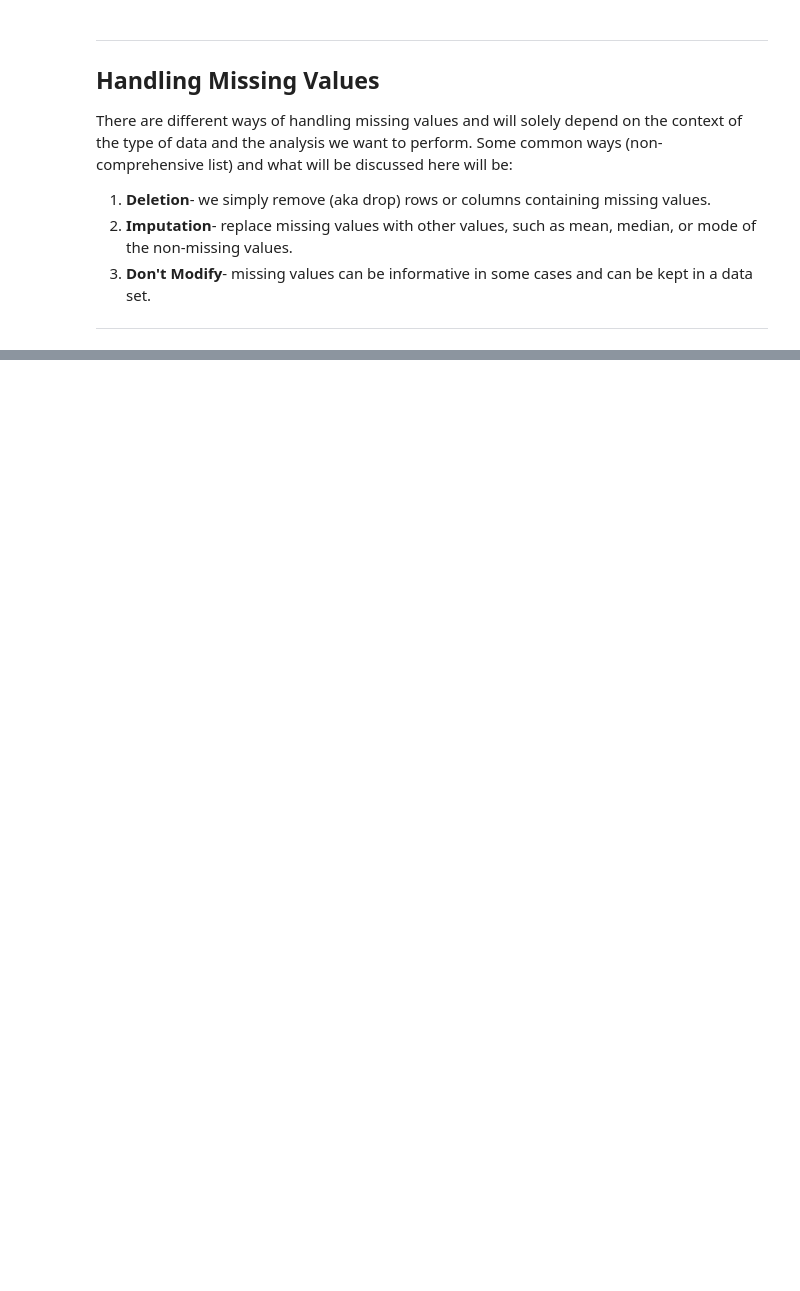
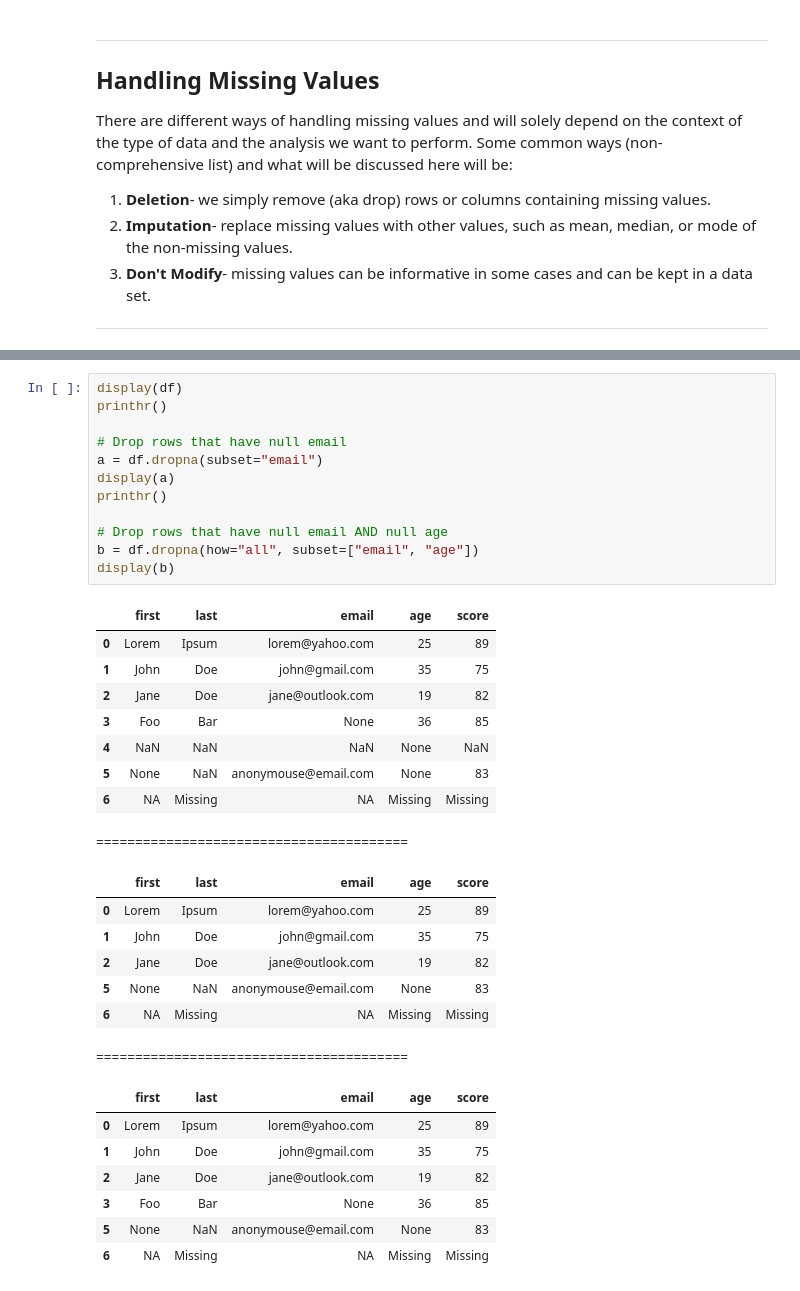
Before and after one commit to thandora/pandas-notes, a Jupyter notebook: pandas_09a.ipynb, the cells around one changed output, grey strips where cells are left out. Drawn from its saved outputs; the diff is of its cells as text; blank space fills up the shorter version.

```diff
--- a/pandas_09a.ipynb
+++ b/pandas_09a.ipynb
@@ -181,0 +227,36 @@ df.dropna()
+# %%
+display(df)
+printhr()
+
+# Drop rows that have null email
+a = df.dropna(subset="email")
+display(a)
+printhr()
+
+# Drop rows that have null email AND null age
+b = df.dropna(how="all", subset=["email", "age"])
+display(b)
+# %% [output]
+|  | first | last | email | age | score |
+| 0 | Lorem | Ipsum | lorem@yahoo.com | 25 | 89 |
+| 1 | John | Doe | john@gmail.com | 35 | 75 |
+| 2 | Jane | Doe | jane@outlook.com | 19 | 82 |
+| 3 | Foo | Bar | None | 36 | 85 |
+| 4 | NaN | NaN | NaN | None | NaN |
+| 5 | None | NaN | anonymouse@email.com | None | 83 |
+| 6 | NA | Missing | NA | Missing | Missing |
+========================================
+|  | first | last | email | age | score |
+| 0 | Lorem | Ipsum | lorem@yahoo.com | 25 | 89 |
+| 1 | John | Doe | john@gmail.com | 35 | 75 |
+| 2 | Jane | Doe | jane@outlook.com | 19 | 82 |
+| 5 | None | NaN | anonymouse@email.com | None | 83 |
+| 6 | NA | Missing | NA | Missing | Missing |
+========================================
+|  | first | last | email | age | score |
+| 0 | Lorem | Ipsum | lorem@yahoo.com | 25 | 89 |
+| 1 | John | Doe | john@gmail.com | 35 | 75 |
+| 2 | Jane | Doe | jane@outlook.com | 19 | 82 |
+| 3 | Foo | Bar | None | 36 | 85 |
+| 5 | None | NaN | anonymouse@email.com | None | 83 |
+| 6 | NA | Missing | NA | Missing | Missing |
```
Also changed, not shown: parts of 26 cells of this notebook.
